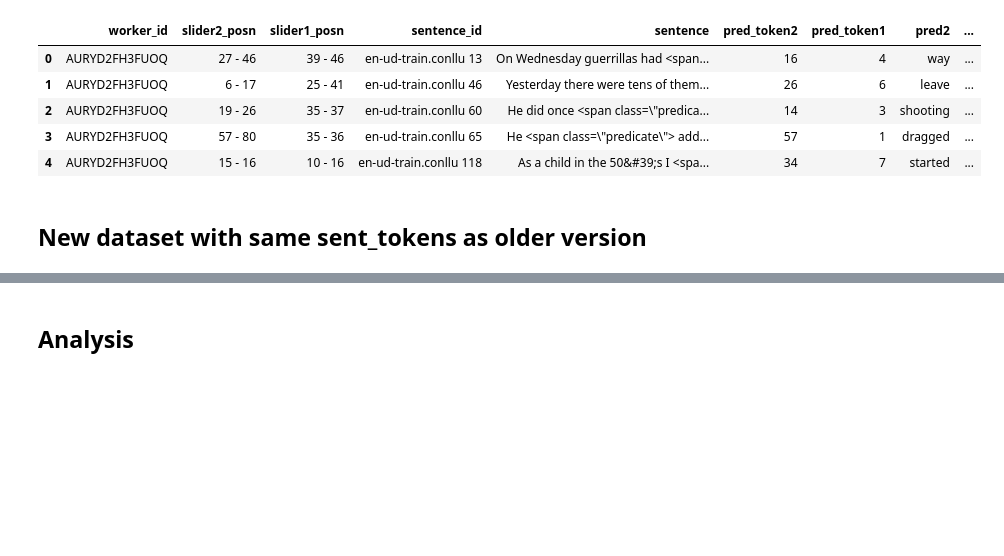
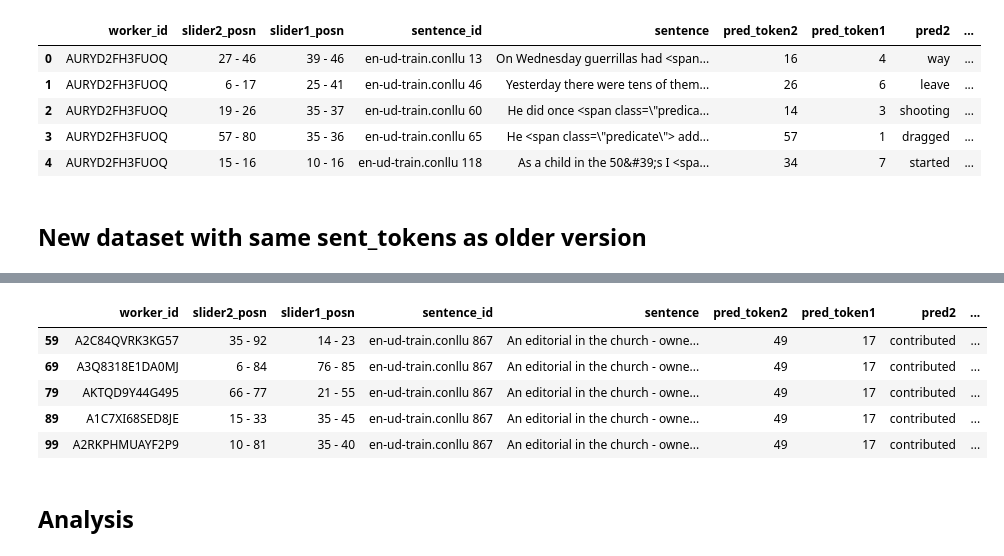
Before and after one commit to mdheller/factslab-protocols, a Jupyter notebook: Temporal_relations/testing_HIT/Inter_annotator_agreement_protocol2_revamped_v0.1.ipynb, the cells around one changed output, grey strips where cells are left out. Cells and saved outputs as stored; diff of their text form; code cells hidden in the pictures; blank space fills up the shorter version.

```diff
--- a/Temporal_relations/testing_HIT/Inter_annotator_agreement_protocol2_revamped_v0.1.ipynb
+++ b/Temporal_relations/testing_HIT/Inter_annotator_agreement_protocol2_revamped_v0.1.ipynb
@@ -254,3 +291,12 @@ pilot_data_p2_mod.head()
+# %%
+pilot_data_old[pilot_data_old.sent_token == 'en-ud-train.conllu 867_17_49']
+# %% [output]
+|  | worker_id | slider2_posn | slider1_posn | sentence_id | sentence | pred_token2 | pred_token1 | pred2 | ... |
+| 59 | A2C84QVRK3KG57 | 35 - 92 | 14 - 23 | en-ud-train.conllu 867 | An editorial in the church - owne... | 49 | 17 | contributed | ... |
+| 69 | A3Q8318E1DA0MJ | 6 - 84 | 76 - 85 | en-ud-train.conllu 867 | An editorial in the church - owne... | 49 | 17 | contributed | ... |
+| 79 | AKTQD9Y44G495 | 66 - 77 | 21 - 55 | en-ud-train.conllu 867 | An editorial in the church - owne... | 49 | 17 | contributed | ... |
+| 89 | A1C7XI68SED8JE | 15 - 33 | 35 - 45 | en-ud-train.conllu 867 | An editorial in the church - owne... | 49 | 17 | contributed | ... |
+| 99 | A2RKPHMUAYF2P9 | 10 - 81 | 35 - 40 | en-ud-train.conllu 867 | An editorial in the church - owne... | 49 | 17 | contributed | ... |
 # %% [markdown]
 ## Analysis
 # %%
```
Also changed, not shown: parts of 9 cells of this notebook, 3 other files.
